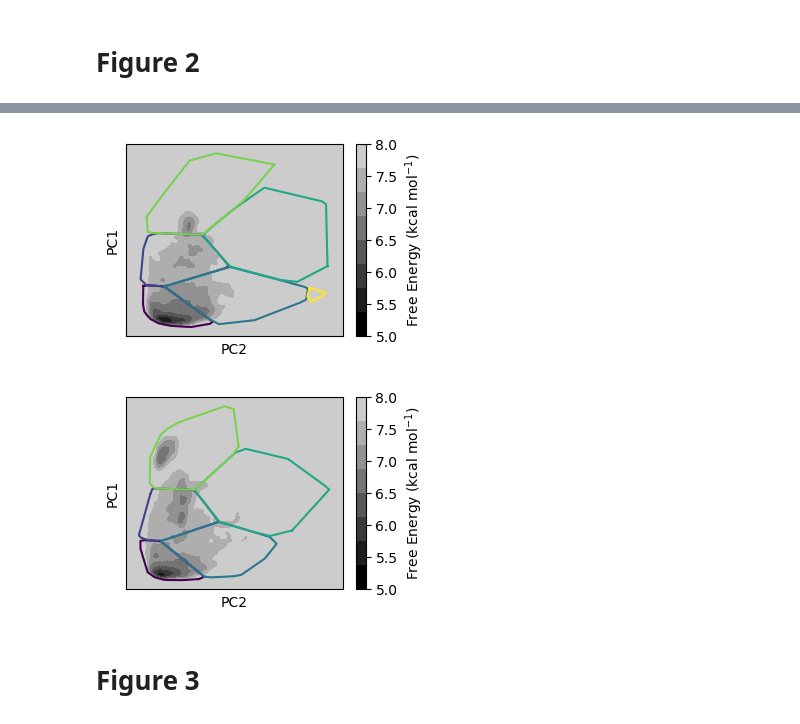
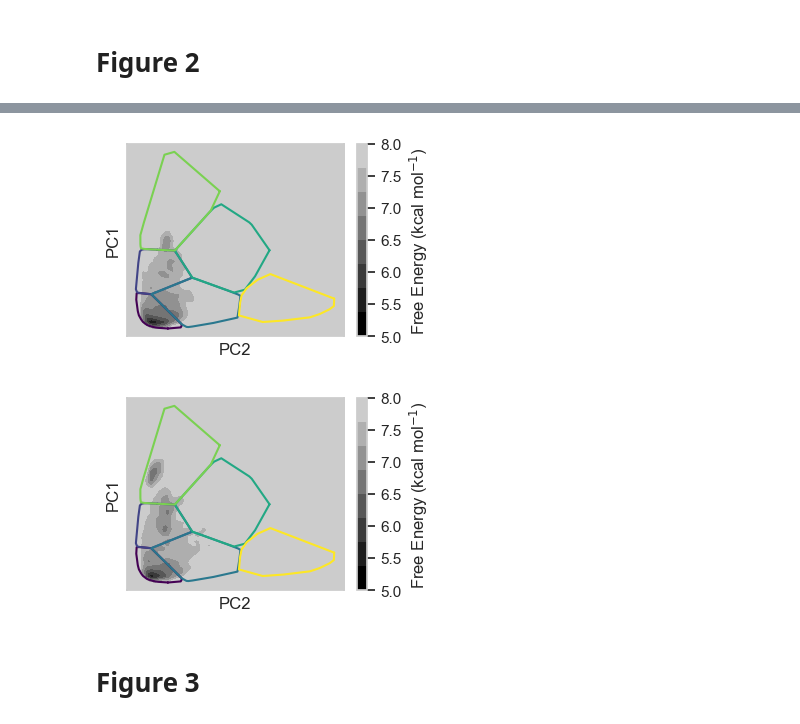
Before and after one commit to paulrobustelli/Garcia_hIAPP_monomer_binders_2025, a Jupyter notebook: main_text_figures.ipynb, the cells around one changed output, grey strips where cells are left out. Saved outputs shown, nothing was run; the diff lists cells and outputs as text; code cells hidden in the pictures.

Commit message:
updates to figures

```diff
--- a/main_text_figures.ipynb
+++ b/main_text_figures.ipynb
@@ -148,3 +148,22 @@ plt.show()
 [figure]
 # %% [markdown]
 # Figure 2
+# %%
+all_dirs = [WT_apo_dir, WT_I_outdir, WT_A_outdir, S20G_apo_dir, S20G_I_outdir, S20G_A_outdir]
+cluster_points_dic = {}
+for data_dir in all_dirs:
+    with open(data_dir+"/_concat_all_6c_kmeans_cluster_indices.pkl", "rb") as f:
+        c_dict = pickle.load(f)
+
+    pcs = np.load(data_dir+"/concat_all_incpca.npy")
+    for key in c_dict.keys():
+        idx = c_dict[key]
+        if key in cluster_points_dic.keys():
+            cluster_points_dic[key].append(pcs[idx])
+        else:
+            cluster_points_dic[key] = [pcs[idx]]
+
+for key in cluster_points_dic.keys():
+    cluster_points_dic[key] = np.concatenate(cluster_points_dic[key])
+
+cluster_points_dic
@@ -151,13 +188,17 @@ plt.show()
+# %%
+with open("./circuit_topology_matrices/" + "6c_kmeans_cluster_points.pkl", "wb") as f:
+    pickle.dump(cluster_points_dic, f)
 # %%
 from scipy.spatial import ConvexHull
 
+X_all = np.load("./circuit_topology_matrices/" + "all_sys_concat_incpca.npy")
 PCs = np.load(WT_apo_dir+"/concat_all_incpca.npy")
 # get dictionary
 with open(WT_apo_dir+"/_concat_all_6c_kmeans_cluster_indices.pkl", "rb") as f:
     c_dict = pickle.load(f)
 
 fig, ax = plt.subplots(nrows=1,ncols=1, figsize=(3.5,2.5))
-counts,xbins,ybins=np.histogram2d(PCs[:,1],PCs[:,0],bins=50,density=True, range=[[np.min(PCs[:,1])-50, np.max(PCs[:,1])+50], [np.min(PCs[:,0])-50, np.max(PCs[:,0])+50]]) # LogNorm()
+counts,xbins,ybins=np.histogram2d(PCs[:,1],PCs[:,0],bins=50,density=True, range=[[np.min(X_all[:,1])-50, np.max(X_all[:,1])+50], [np.min(X_all[:,0])-50, np.max(X_all[:,0])+50]]) # LogNorm()
 a = np.log(np.flipud(counts)+.000001)
 T = 300
 a = -(0.001987*T)*a
@@ -172,35 +213,35 @@ cbar = plt.colorbar(im, ax=ax, label='Free Energy (kcal mol$^{-1}$)')
 
 for i in range(len(c_dict.keys())):
         frame_ind = c_dict[i]
         x = PCs[frame_ind][:,0]
         y = PCs[frame_ind][:,1]
 
-        cluster_points = PCs[frame_ind]
+        cluster_points = cluster_points_dic[i]
         hull = ConvexHull(cluster_points)
         hull_points = cluster_points[hull.vertices]
         # Close the loop
         hull_points = np.concatenate([hull_points, hull_points[:1]])
         plt.plot(hull_points[:, 0], hull_points[:, 1], color=viridis_hex[i])  # outline
 
         # # calculate the 2D density of the data given
         # counts,xbins,ybins=np.histogram2d(x,y,bins=150,density=True, range=[[np.min(PCs[:,0])-50, np.max(PCs[:,0])+50], [np.min(PCs[:,1])-50, np.max(PCs[:,1])+50]]) # LogNorm()
         # # make the contour plot
         # ax.contour(counts.transpose(),extent=[xbins.min(),xbins.max(), ybins.min(),ybins.max()],linewidths=1.0,colors=viridis_hex[i],
         #     linestyles='solid', levels=0)
 
 plt.xlim(ybins.min(), ybins.max())
 plt.ylim(xbins.min(), xbins.max())
 plt.ylabel("PC1")
 plt.xlabel("PC2")
 plt.xticks([])
 plt.yticks([])
 plt.grid(False)
 
 plt.savefig(outdir + "iapp_wt_apo_FES_on_PCs.pdf", dpi=400, bbox_inches="tight")
 
 plt.show()
 # %% [output]
-[figure, old version]
+[figure, new version]
 # %%
 PCs = np.load(S20G_apo_dir+"/concat_all_incpca.npy")
 
@@ -211,7 +252,7 @@ with open(S20G_apo_dir+"/_concat_all_6c_kmeans_cluster_indices.pkl", "rb") as f:
 fig, ax = plt.subplots(nrows=1,ncols=1, figsize=(3.5,2.5))
 
 
-counts,xbins,ybins=np.histogram2d(PCs[:,1],PCs[:,0],bins=50,density=True, range=[[np.min(PCs[:,1])-50, np.max(PCs[:,1])+50], [np.min(PCs[:,0])-50, np.max(PCs[:,0])+50]]) # LogNorm()
+counts,xbins,ybins=np.histogram2d(PCs[:,1],PCs[:,0],bins=50,density=True, range=[[np.min(X_all[:,1])-50, np.max(X_all[:,1])+50], [np.min(X_all[:,0])-50, np.max(X_all[:,0])+50]]) # LogNorm()
 a = np.log(np.flipud(counts)+.000001)
 T = 300
 a = -(0.001987*T)*a
@@ -229,10 +270,8 @@ for i in range(len(c_dict.keys())):
         frame_ind = c_dict[i]
         x = PCs[frame_ind][:,0]
         y = PCs[frame_ind][:,1]
-        if len(frame_ind) < 3:
-            continue
 
-        cluster_points = PCs[frame_ind]
+        cluster_points = cluster_points_dic[i]
         hull = ConvexHull(cluster_points)
         hull_points = cluster_points[hull.vertices]
         # Close the loop
@@ -257,7 +296,7 @@ plt.savefig(outdir + "iapp_s20g_apo_FES_on_PCs.pdf", dpi=400, bbox_inches="tight
 
 plt.show()
 # %% [output]
-[figure, old version]
+[figure, new version]
 # %% [markdown]
 # Figure 3
 # %%
```
Also changed, not shown: parts of 4 cells of this notebook, 28 other files.
